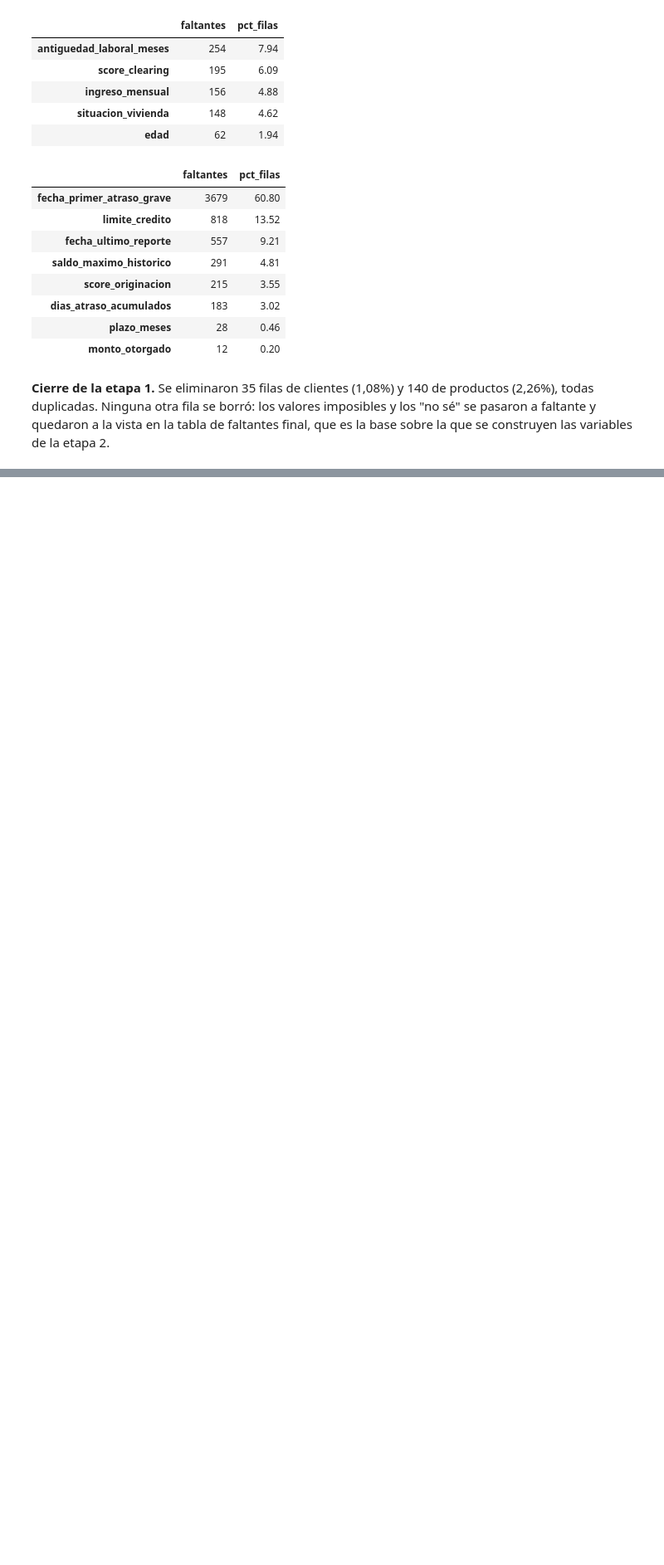
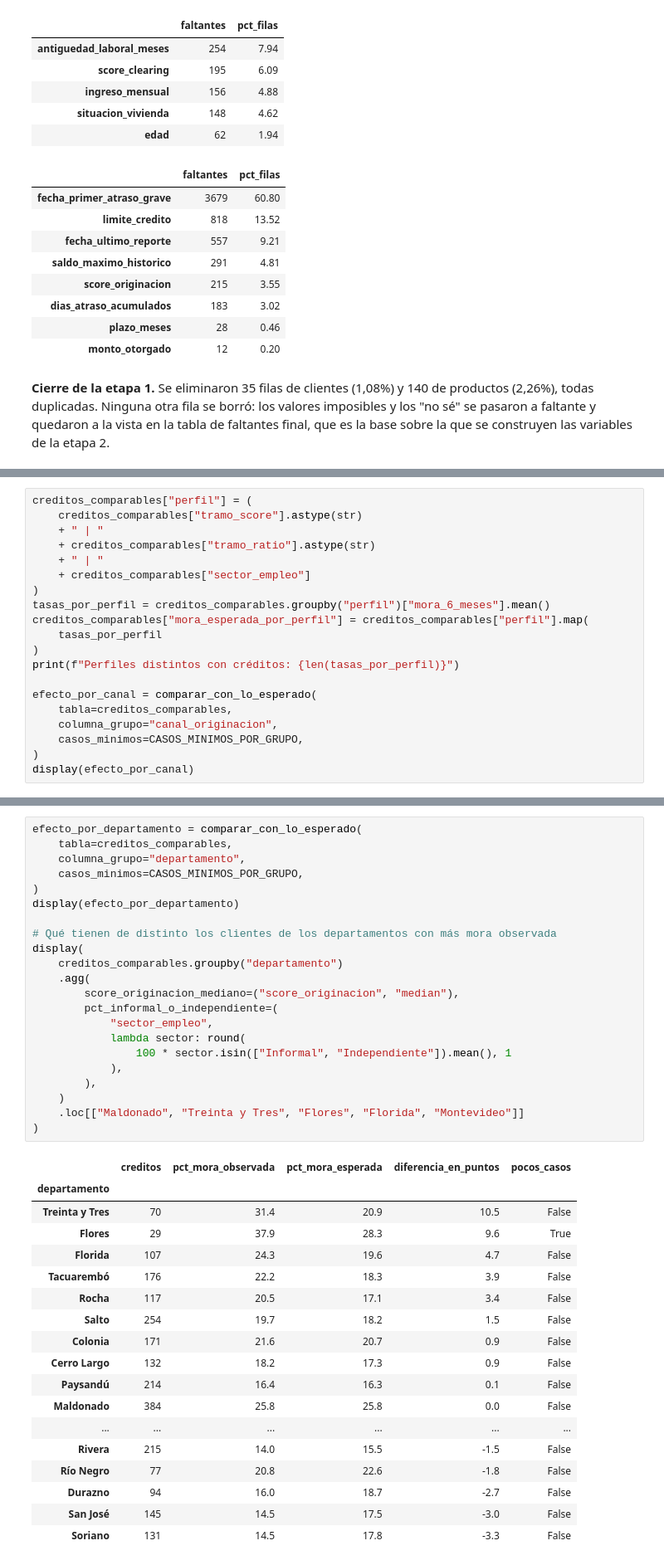
Before and after one commit to ncho06-a11y/proyecto-final-merli, a Jupyter notebook: notebooks/analisis_riesgo_credito.ipynb, the cells around one changed output, grey strips where cells are left out. Shown at 83% size. Cells and saved outputs as stored; diff of their text form; blank space fills up the shorter version.

```diff
--- a/notebooks/analisis_riesgo_credito.ipynb
+++ b/notebooks/analisis_riesgo_credito.ipynb
@@ -1308,0 +2160,20 @@ display(resumir_faltantes(productos))
+# %%
+creditos_comparables["perfil"] = (
+    creditos_comparables["tramo_score"].astype(str)
+    + " | "
+    + creditos_comparables["tramo_ratio"].astype(str)
+    + " | "
+    + creditos_comparables["sector_empleo"]
+)
+tasas_por_perfil = creditos_comparables.groupby("perfil")["mora_6_meses"].mean()
+creditos_comparables["mora_esperada_por_perfil"] = creditos_comparables["perfil"].map(
+    tasas_por_perfil
+)
+print(f"Perfiles distintos con créditos: {len(tasas_por_perfil)}")
+
+efecto_por_canal = comparar_con_lo_esperado(
+    tabla=creditos_comparables,
+    columna_grupo="canal_originacion",
+    casos_minimos=CASOS_MINIMOS_POR_GRUPO,
+)
+display(efecto_por_canal)
@@ -1308,0 +2207,41 @@ display(resumir_faltantes(productos))
+# %%
+efecto_por_departamento = comparar_con_lo_esperado(
+    tabla=creditos_comparables,
+    columna_grupo="departamento",
+    casos_minimos=CASOS_MINIMOS_POR_GRUPO,
+)
+display(efecto_por_departamento)
+
+# Qué tienen de distinto los clientes de los departamentos con más mora observada
+display(
+    creditos_comparables.groupby("departamento")
+    .agg(
+        score_originacion_mediano=("score_originacion", "median"),
+        pct_informal_o_independiente=(
+            "sector_empleo",
+            lambda sector: round(
+                100 * sector.isin(["Informal", "Independiente"]).mean(), 1
+            ),
+        ),
+    )
+    .loc[["Maldonado", "Treinta y Tres", "Flores", "Florida", "Montevideo"]]
+)
+# %% [output]
+|  | creditos | pct_mora_observada | pct_mora_esperada | diferencia_en_puntos | pocos_casos |
+| departamento |  |  |  |  |  |
+| Treinta y Tres | 70 | 31.4 | 20.9 | 10.5 | False |
+| Flores | 29 | 37.9 | 28.3 | 9.6 | True |
+| Florida | 107 | 24.3 | 19.6 | 4.7 | False |
+| Tacuarembó | 176 | 22.2 | 18.3 | 3.9 | False |
+| Rocha | 117 | 20.5 | 17.1 | 3.4 | False |
+| Salto | 254 | 19.7 | 18.2 | 1.5 | False |
+| Colonia | 171 | 21.6 | 20.7 | 0.9 | False |
+| Cerro Largo | 132 | 18.2 | 17.3 | 0.9 | False |
+| Paysandú | 214 | 16.4 | 16.3 | 0.1 | False |
+| Maldonado | 384 | 25.8 | 25.8 | 0.0 | False |
+| ... | ... | ... | ... | ... | ... |
+| Rivera | 215 | 14.0 | 15.5 | -1.5 | False |
+| Río Negro | 77 | 20.8 | 22.6 | -1.8 | False |
+| Durazno | 94 | 16.0 | 18.7 | -2.7 | False |
+| San José | 145 | 14.5 | 17.5 | -3.0 | False |
+| Soriano | 131 | 14.5 | 17.8 | -3.3 | False |
```
Also changed, not shown: parts of 42 cells of this notebook, 1 other file.
